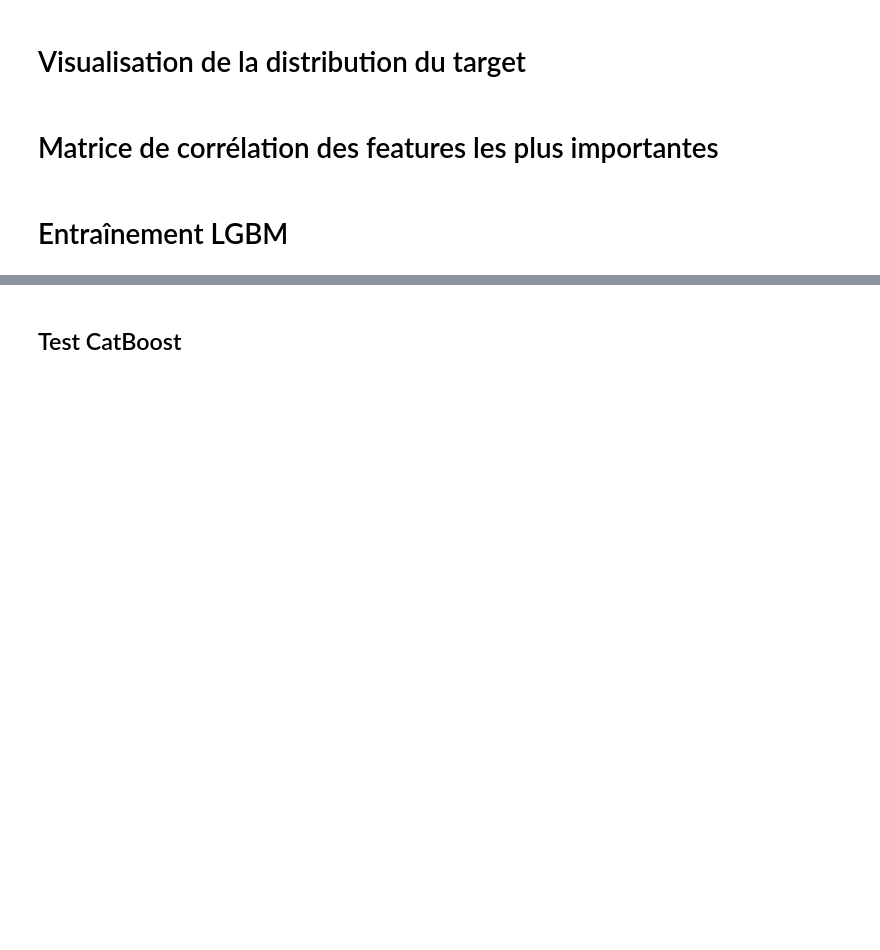
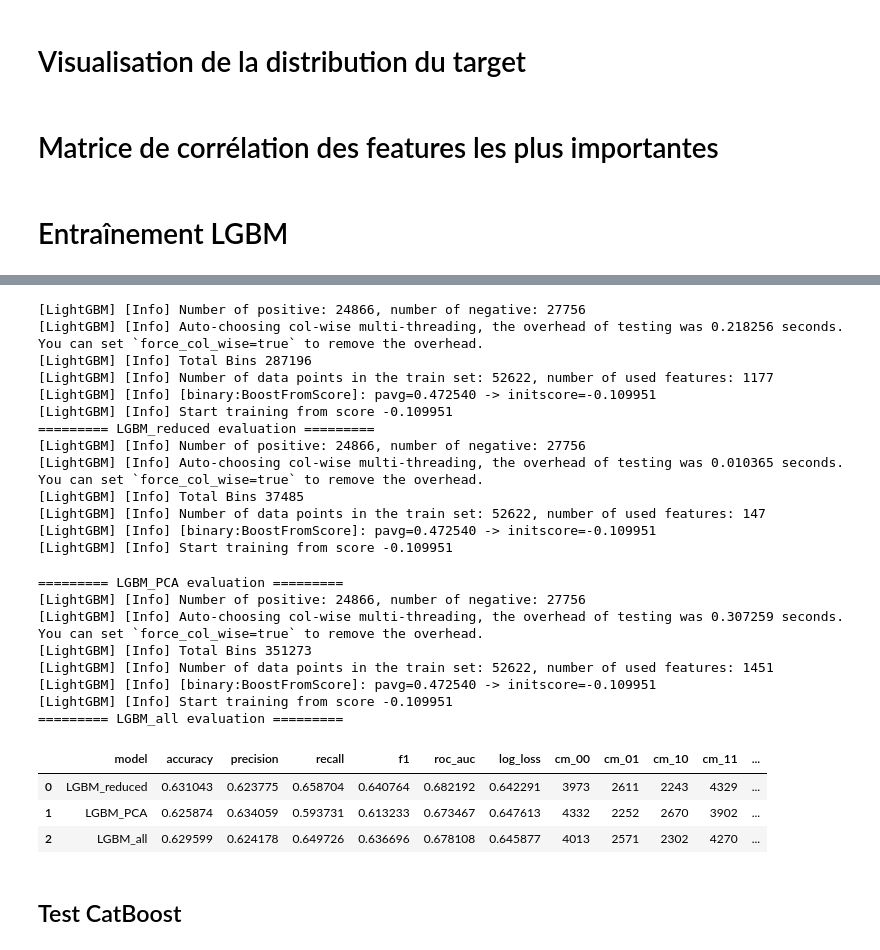
Before and after one commit to SirGenkii/NBA_Predictor, a Jupyter notebook: 07_feature_optimisations.ipynb, the cells around one changed output, grey strips where cells are left out. Drawn from its saved outputs; the diff is of its cells as text; code cells hidden in the pictures; blank space fills up the shorter version.

```diff
--- a/07_feature_optimisations.ipynb
+++ b/07_feature_optimisations.ipynb
@@ -207,2 +128,49 @@ Temps d'entraînement avec toutes les features : 0:00:23.877182
+# %%
+import lightgbm as lgb
+
+def run_lgbm_eval(Xtr, ytr, Xte, yte, name):
+    start_time = datetime.now()
+    model = lgb.LGBMClassifier(n_estimators=200, random_state=42)
+    _, _, metrics = evaluate_model(model, Xtr, ytr, Xte, yte, name=name)
+    metrics["train_time"] = (datetime.now() - start_time).total_seconds()
+    return metrics
+
+results_lgbm = [
+    run_lgbm_eval(X_reduced_corr_train, y_reduced_corr_train, X_reduced_corr_test, y_reduced_corr_test, "LGBM_reduced"),
+    run_lgbm_eval(X_train_pca, y_train_pca, X_test_pca, y_test_pca, "LGBM_PCA"),
+    run_lgbm_eval(X_train, y_train, X_test, y_test, "LGBM_all"),
+]
+
+results_lgbm_df = pd.concat(results_lgbm, ignore_index=True)
+display(results_lgbm_df)
+# %% [output]
+[LightGBM] [Info] Number of positive: 24866, number of negative: 27756
+[LightGBM] [Info] Auto-choosing col-wise multi-threading, the overhead of testing was 0.218256 seconds.
+You can set `force_col_wise=true` to remove the overhead.
+[LightGBM] [Info] Total Bins 287196
+[LightGBM] [Info] Number of data points in the train set: 52622, number of used features: 1177
+[LightGBM] [Info] [binary:BoostFromScore]: pavg=0.472540 -> initscore=-0.109951
+[LightGBM] [Info] Start training from score -0.109951
+========= LGBM_reduced evaluation =========
+[LightGBM] [Info] Number of positive: 24866, number of negative: 27756
+[LightGBM] [Info] Auto-choosing col-wise multi-threading, the overhead of testing was 0.010365 seconds.
+You can set `force_col_wise=true` to remove the overhead.
+[LightGBM] [Info] Total Bins 37485
+[LightGBM] [Info] Number of data points in the train set: 52622, number of used features: 147
+[LightGBM] [Info] [binary:BoostFromScore]: pavg=0.472540 -> initscore=-0.109951
+[LightGBM] [Info] Start training from score -0.109951
+========= LGBM_PCA evaluation =========
+[LightGBM] [Info] Number of positive: 24866, number of negative: 27756
+[LightGBM] [Info] Auto-choosing col-wise multi-threading, the overhead of testing was 0.307259 seconds.
+You can set `force_col_wise=true` to remove the overhead.
+[LightGBM] [Info] Total Bins 351273
+[LightGBM] [Info] Number of data points in the train set: 52622, number of used features: 1451
+[LightGBM] [Info] [binary:BoostFromScore]: pavg=0.472540 -> initscore=-0.109951
+[LightGBM] [Info] Start training from score -0.109951
+========= LGBM_all evaluation =========
+|  | model | accuracy | precision | recall | f1 | roc_auc | log_loss | cm_00 | cm_01 | cm_10 | cm_11 | ... |
+| 0 | LGBM_reduced | 0.631043 | 0.623775 | 0.658704 | 0.640764 | 0.682192 | 0.642291 | 3973 | 2611 | 2243 | 4329 | ... |
+| 1 | LGBM_PCA | 0.625874 | 0.634059 | 0.593731 | 0.613233 | 0.673467 | 0.647613 | 4332 | 2252 | 2670 | 3902 | ... |
+| 2 | LGBM_all | 0.629599 | 0.624178 | 0.649726 | 0.636696 | 0.678108 | 0.645877 | 4013 | 2571 | 2302 | 4270 | ... |
 # %% [markdown]
 ## Test CatBoost
```
Also changed, not shown: parts of 18 cells of this notebook, 25 other files.
